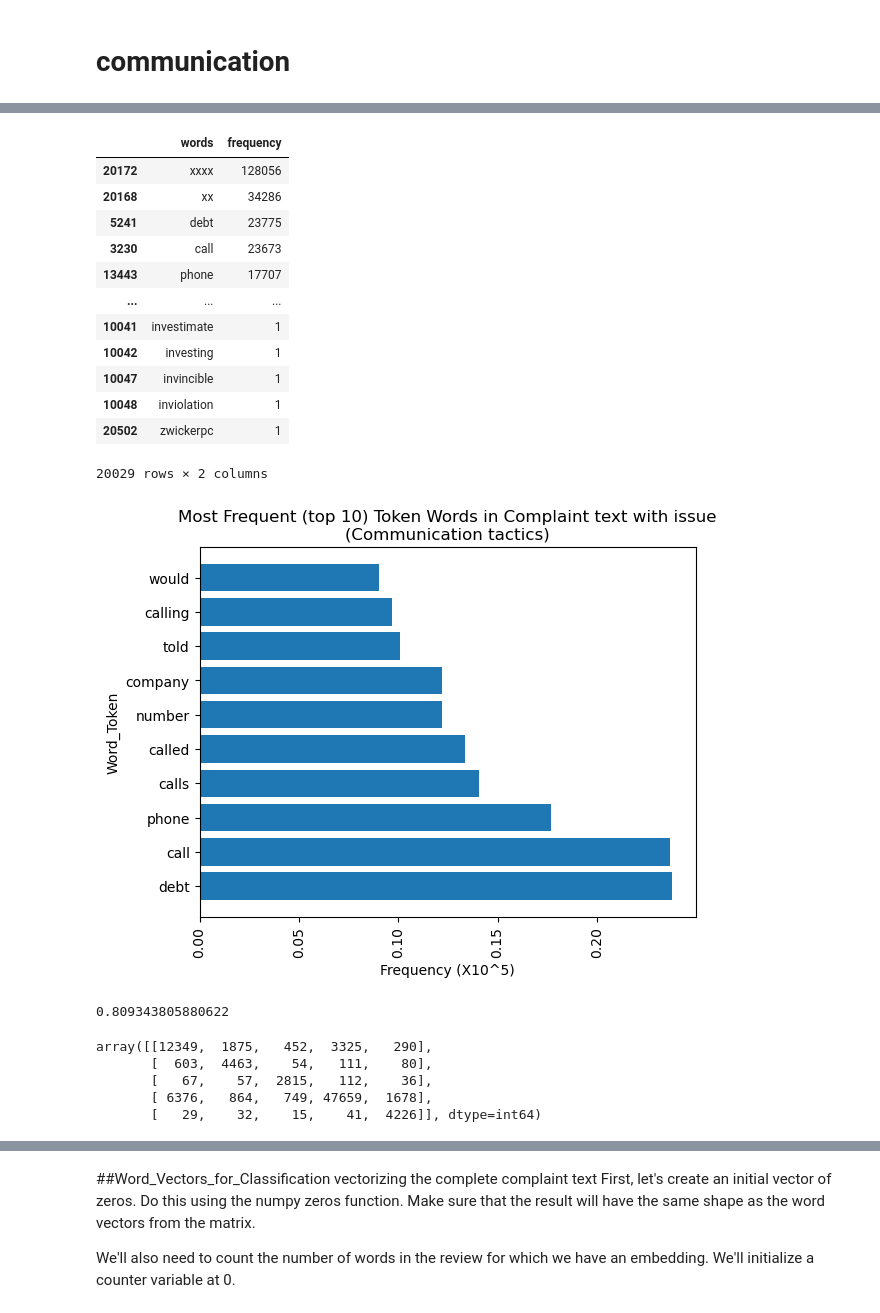
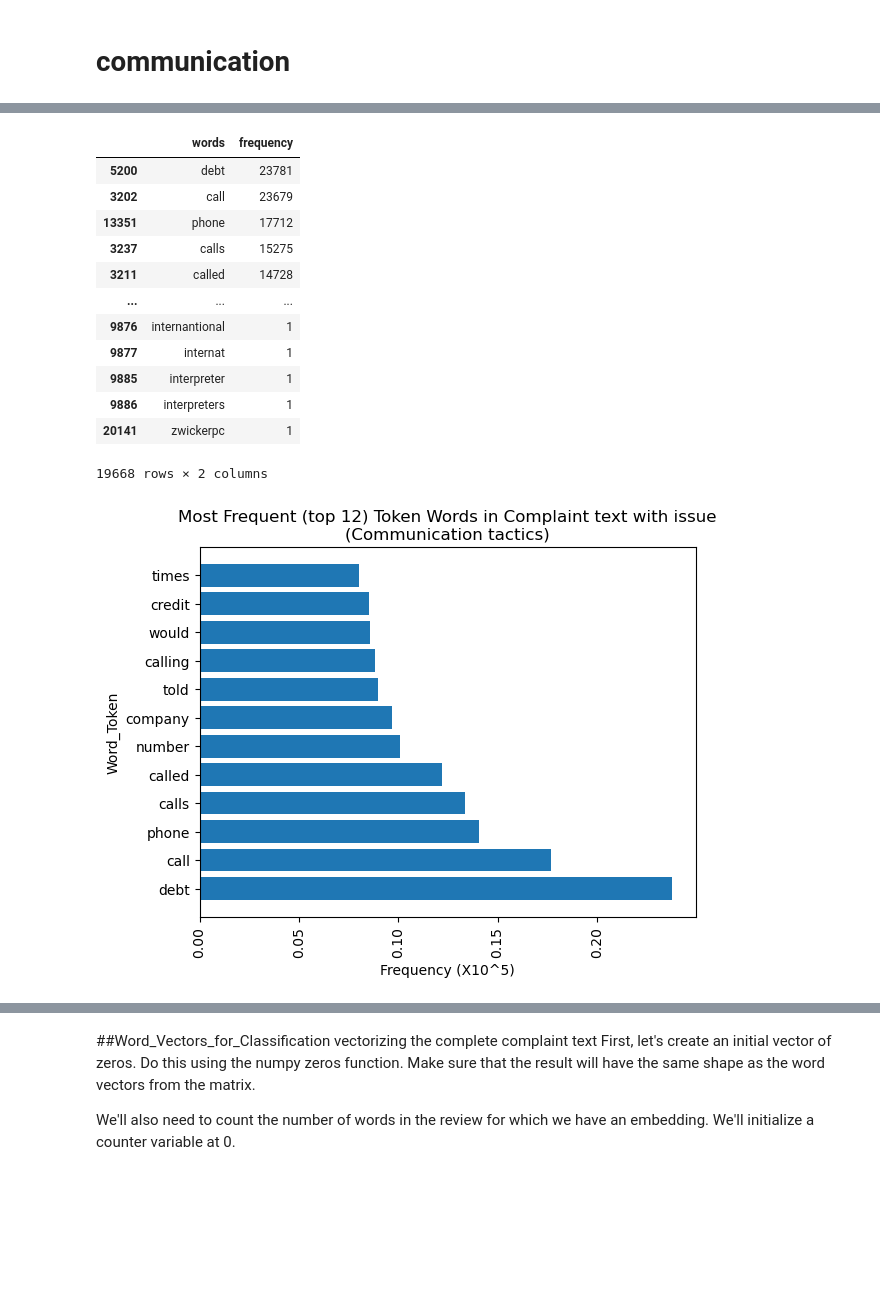
Before and after one commit to nss-data-science-cohort-6/cfpb_text_classification-gangsta-s-paradise, a Jupyter notebook: notebooks/smita_cfbp1.ipynb, the cells around one changed output, grey strips where cells are left out. Saved outputs shown, nothing was run; the diff lists cells and outputs as text; code cells hidden in the pictures; blank space fills up the shorter version.

```diff
--- a/notebooks/smita_cfbp1.ipynb
+++ b/notebooks/smita_cfbp1.ipynb
@@ -159,7 +159,11 @@ reviews['Consumer complaint narrative']
 353431    i have tried to contact cash app about a fraud...
 Name: Consumer complaint narrative, Length: 353432, dtype: object
 # %%
-reviews['complaint_clean'] = reviews['Consumer complaint narrative'].str.replace('X', '').str.replace('//', '').str.replace('.00', '')
+# reviews['complaint_clean'] = reviews['Consumer complaint narrative'].str.replace('X', '').str.replace('//', '').str.replace('.00', '')
+
+reviews['complaint_clean'] = (reviews['Consumer complaint narrative'].str.replace('X', '')
+                                 .str.replace('//', '').str.replace('.00', '').str.replace('xxxx', '')
+                                 .str.replace('xx', ''))
 # %%
 X = reviews[['Consumer complaint narrative']]
 y = reviews['Issue']
@@ -656,33 +681,33 @@ Total count of token(words) in the vocabulary: 22257
 # %%
 (word_counts_comm_tactics[~word_counts_comm_tactics['words'].str.isnumeric()].
- sort_values('frequency',ascending=False)) #20029 rows × 2 columns. Top two  were XXXX (128056) and xx (34286)
+ sort_values('frequency',ascending=False)) #20029 rows × 2 columns. Top two  were XXXX (128056) and xx (34286); now 19668 rows × 2 columns
 # %% [output]
 |  | words | frequency |
-| 20172 | xxxx | 128056 |
-| 20168 | xx | 34286 |
-| 5241 | debt | 23775 |
-| 3230 | call | 23673 |
-| 13443 | phone | 17707 |
+| 5200 | debt | 23781 |
+| 3202 | call | 23679 |
+| 13351 | phone | 17712 |
+| 3237 | calls | 15275 |
+| 3211 | called | 14728 |
 | ... | ... | ... |
-| 10041 | investimate | 1 |
-| 10042 | investing | 1 |
-| 10047 | invincible | 1 |
-| 10048 | inviolation | 1 |
-| 20502 | zwickerpc | 1 |
+| 9876 | internantional | 1 |
+| 9877 | internat | 1 |
+| 9885 | interpreter | 1 |
+| 9886 | interpreters | 1 |
+| 20141 | zwickerpc | 1 |
-20029 rows × 2 columns
+19668 rows × 2 columns
 # %%
 plt.barh((word_counts_comm_tactics[~word_counts_comm_tactics['words'].str.isnumeric()].
  sort_values('frequency',ascending=False)
-.iloc[2:12]).words,
+.iloc[0:12]).words,
          ((word_counts_comm_tactics[~word_counts1['words'].str.isnumeric()].
  sort_values('frequency',ascending=False)
-.iloc[2:12]).frequency)/100000)
+.iloc[0:12]).frequency)/100000)
 plt.xticks(rotation=90)
 plt.xlabel("Frequency (X10^5)")
 plt.ylabel("Word_Token")
-plt.title("Most Frequent (top 10) Token Words in Complaint text with issue\n(Communication tactics)")
+plt.title("Most Frequent (top 12) Token Words in Complaint text with issue\n(Communication tactics)")
 plt.show()
 # %% [output]
-[figure, old version]
+[figure, new version]
 # %%
 ##Now, let's fit a MultinomialNB model to our word count vectors.
@@ -695,12 +713,0 @@ y_pred = nb.predict(X_test_vec)
-# %%
-accuracy_score(y_test, y_pred)
-# %% [output]
-0.809343805880622
-# %%
-confusion_matrix(y_test, y_pred)
-# %% [output]
-array([[12349,  1875,   452,  3325,   290],
-       [  603,  4463,    54,   111,    80],
-       [   67,    57,  2815,   112,    36],
-       [ 6376,   864,   749, 47659,  1678],
-       [   29,    32,    15,    41,  4226]], dtype=int64)
```
Also changed, not shown: parts of 62 cells of this notebook.
